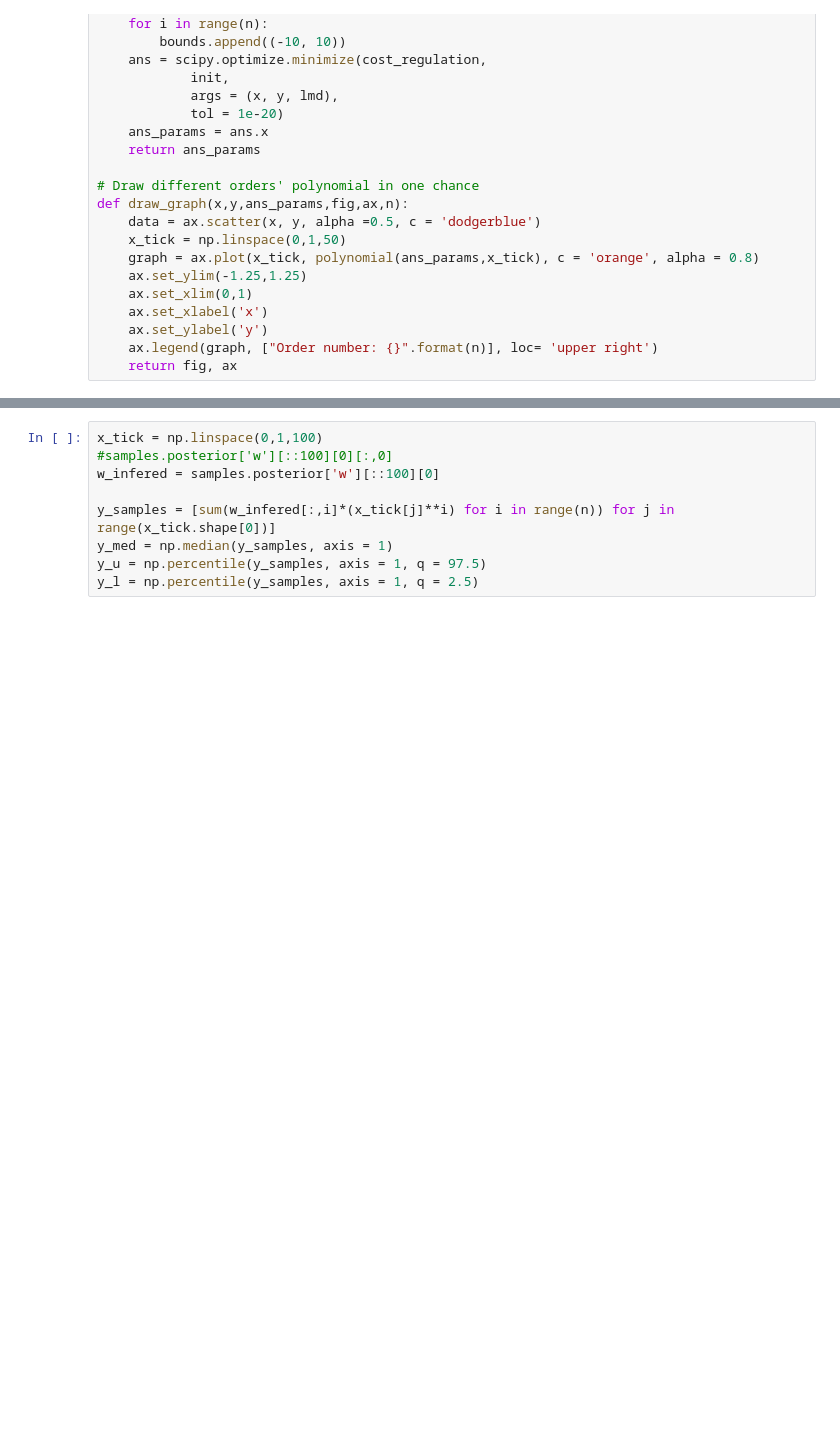
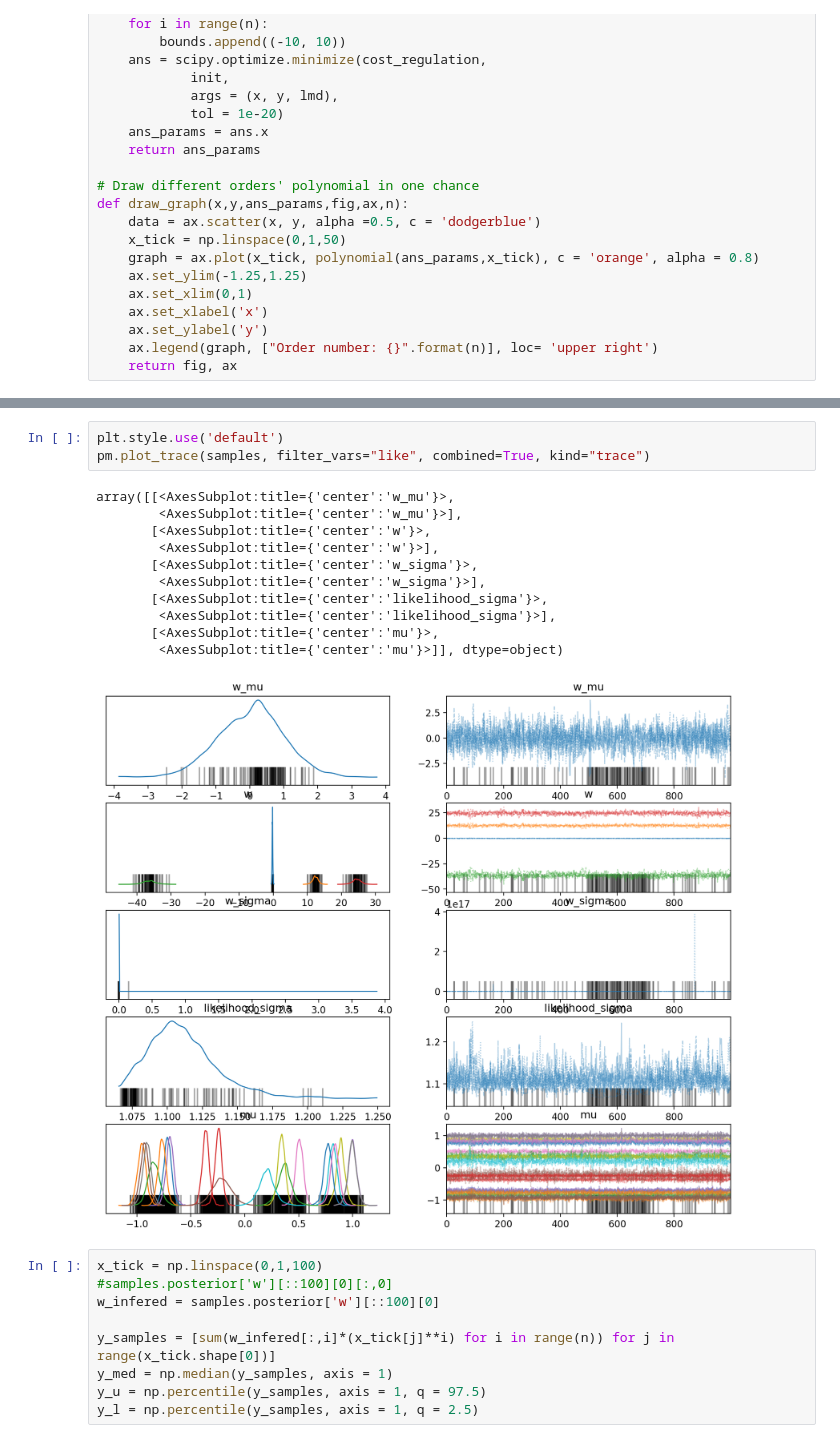
Before and after one commit to jykoresearch/personal-studies, a Jupyter notebook: PRML/curve_fitting/curvefitting_Bayesian.ipynb, the cells around one changed output, grey strips where cells are left out. Cells and saved outputs as stored; diff of their text form; blank space fills up the shorter version.

```diff
--- a/PRML/curve_fitting/curvefitting_Bayesian.ipynb
+++ b/PRML/curve_fitting/curvefitting_Bayesian.ipynb
@@ -144,3 +143,18 @@ NotImplementedError: These `Op`s should be removed from graphs used for computat
+# %%
+plt.style.use('default')
+pm.plot_trace(samples, filter_vars="like", combined=True, kind="trace")
+# %% [output]
+array([[<AxesSubplot:title={'center':'w_mu'}>,
+        <AxesSubplot:title={'center':'w_mu'}>],
+       [<AxesSubplot:title={'center':'w'}>,
+        <AxesSubplot:title={'center':'w'}>],
+       [<AxesSubplot:title={'center':'w_sigma'}>,
+        <AxesSubplot:title={'center':'w_sigma'}>],
+       [<AxesSubplot:title={'center':'likelihood_sigma'}>,
+        <AxesSubplot:title={'center':'likelihood_sigma'}>],
+       [<AxesSubplot:title={'center':'mu'}>,
+        <AxesSubplot:title={'center':'mu'}>]], dtype=object)
+[figure, added]
 # %%
 x_tick = np.linspace(0,1,100)
 #samples.posterior['w'][::100][0][:,0]
```
Also changed, not shown: parts of 4 cells of this notebook.
